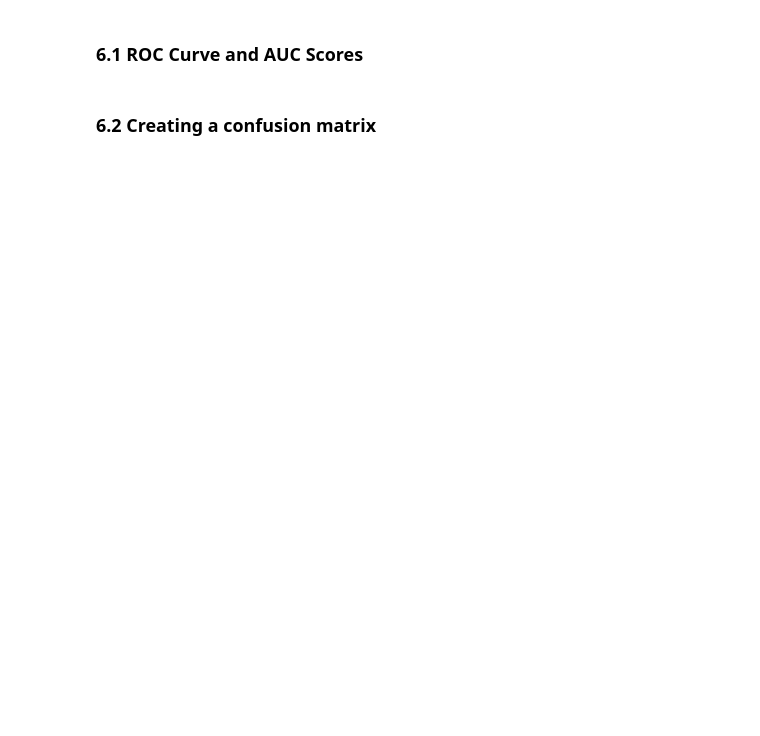
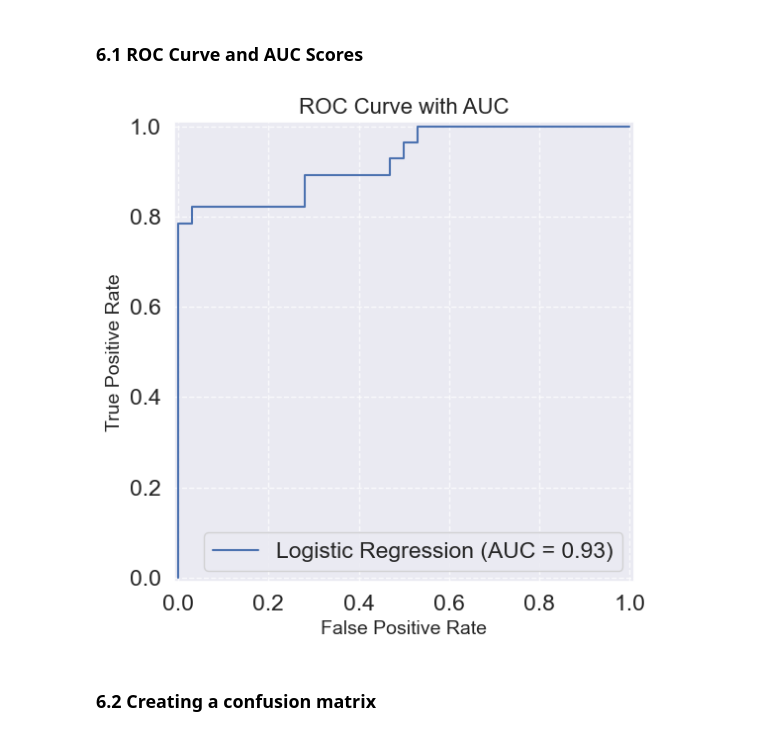
Before and after one commit to dipenkhatri7/Data-Mining, a Jupyter notebook: notebooks/heart_disease.ipynb, the cells around one changed output. Saved outputs shown, nothing was run; the diff lists cells and outputs as text; code cells hidden in the pictures; blank space fills up the shorter version.

```diff
--- a/notebooks/heart_disease.ipynb
+++ b/notebooks/heart_disease.ipynb
@@ -1037,0 +747,17 @@ tuned_model_comparison.style.format({
+# %%
+# VotingClassifier with RandomizedSearchCV
+
+# Setup random hyperparameter search for VotingClassifier
+rs_voting = RandomizedSearchCV(VotingClassifier(estimators=[('log_reg', log_reg), ('rf', rf),
+                                                            # ('svc', svc),
+                                                            ('naive_bayes', naive_bayes), ('knn', knn)], voting='soft'),
+                               param_distributions=voting_grid,
+                               cv=5,
+                               n_iter=10,
+                               verbose=True)
+
+rs_voting.fit(X_train, y_train)
+
+print("Best parameters for VotingClassifier with RandomizedSearchCV:", rs_voting.best_params_)
+
+print("RandomizedSearchCV (VotingClassifier) model test score:", rs_voting.score(X_test, y_test))
@@ -1054,2 +1276,27 @@ RocCurveDisplay.from_estimator(estimator=gs_log_reg,
+# %%
+# Calculate the AUC score
+y_pred_prob = gs_log_reg.predict_proba(X_test)[:, 1]  # Probabilities for the positive class
+auc_score = roc_auc_score(y_test, y_pred_prob) # Calculate AUC score
+
+fig, ax = plt.subplots(figsize=(8, 6))  # Set a larger figure for better readability
+RocCurveDisplay.from_estimator(
+    estimator=gs_log_reg,
+    X=X_test,
+    y=y_test,
+    ax=ax,
+    name="Logistic Regression"  # You can change the model name if necessary
+)
+
+# Enhance plot appearance
+ax.set_title("ROC Curve with AUC", fontsize=16)
+ax.set_xlabel("False Positive Rate", fontsize=14)
+ax.set_ylabel("True Positive Rate", fontsize=14)
+ax.grid(True, linestyle='--', alpha=0.8)
+plt.tight_layout()
+
+# Show plot
+plt.show()
+# %% [output]
+[figure, added]
 # %% [markdown]
 ### 6.2 Creating a confusion matrix
```
Also changed, not shown: parts of 172 cells of this notebook, 1 other file.
